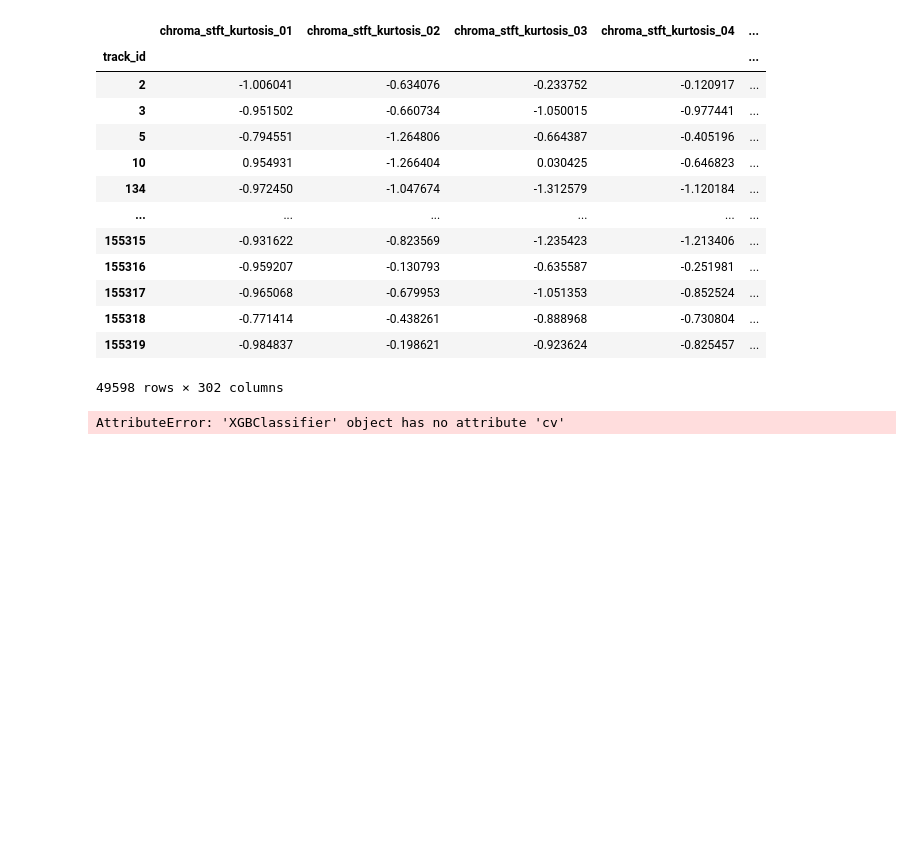
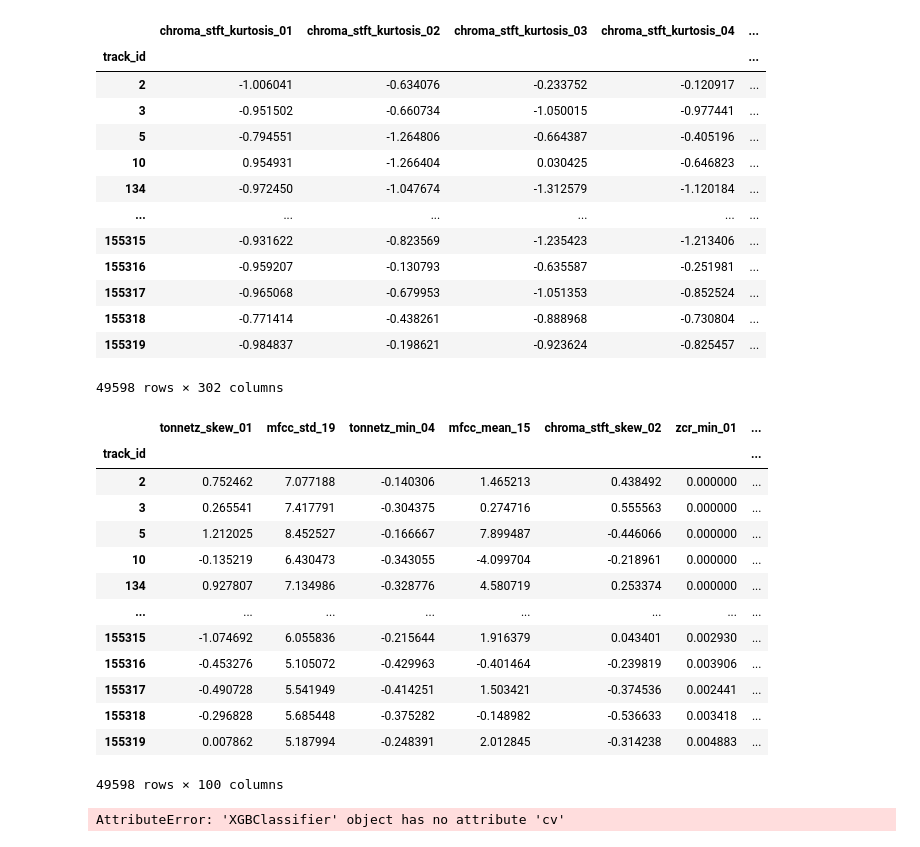
Before and after one commit to refouch/applied-statistical-learning, a Jupyter notebook: XGboost.ipynb, the cells around one changed output. Saved outputs shown, nothing was run; the diff lists cells and outputs as text; code cells hidden in the pictures; blank space fills up the shorter version.

```diff
--- a/XGboost.ipynb
+++ b/XGboost.ipynb
@@ -132,8 +132,26 @@ df_flat
 | 155319 | -0.984837 | -0.198621 | -0.923624 | -0.825457 | ... |
 49598 rows × 302 columns
 # %%
-#Retirer les chroma
-df_flat = df_flat.loc[:, ~df.columns.str.startswith("chroma_st")]
+#Retirer les chroma pour voir, change peu de choses
+df_flat = df_flat.loc[:, ~df_flat.columns.str.startswith("chroma_stft_max")]
+# %%
+#garder 30 features pour voir
+df_flat[top_features]
+# %% [output]
+|  | tonnetz_skew_01 | mfcc_std_19 | tonnetz_min_04 | mfcc_mean_15 | chroma_stft_skew_02 | zcr_min_01 | ... |
+| track_id |  |  |  |  |  |  | ... |
+| 2 | 0.752462 | 7.077188 | -0.140306 | 1.465213 | 0.438492 | 0.000000 | ... |
+| 3 | 0.265541 | 7.417791 | -0.304375 | 0.274716 | 0.555563 | 0.000000 | ... |
+| 5 | 1.212025 | 8.452527 | -0.166667 | 7.899487 | -0.446066 | 0.000000 | ... |
+| 10 | -0.135219 | 6.430473 | -0.343055 | -4.099704 | -0.218961 | 0.000000 | ... |
+| 134 | 0.927807 | 7.134986 | -0.328776 | 4.580719 | 0.253374 | 0.000000 | ... |
+| ... | ... | ... | ... | ... | ... | ... | ... |
+| 155315 | -1.074692 | 6.055836 | -0.215644 | 1.916379 | 0.043401 | 0.002930 | ... |
+| 155316 | -0.453276 | 5.105072 | -0.429963 | -0.401464 | -0.239819 | 0.003906 | ... |
+| 155317 | -0.490728 | 5.541949 | -0.414251 | 1.503421 | -0.374536 | 0.002441 | ... |
+| 155318 | -0.296828 | 5.685448 | -0.375282 | -0.148982 | -0.536633 | 0.003418 | ... |
+| 155319 | 0.007862 | 5.187994 | -0.248391 | 2.012845 | -0.314238 | 0.004883 | ... |
+49598 rows × 100 columns
 # %%
 from sklearn.preprocessing import LabelEncoder
 from sklearn.metrics import accuracy_score, confusion_matrix, precision_score, recall_score, ConfusionMatrixDisplay
```
Also changed, not shown: parts of 5 cells of this notebook.
